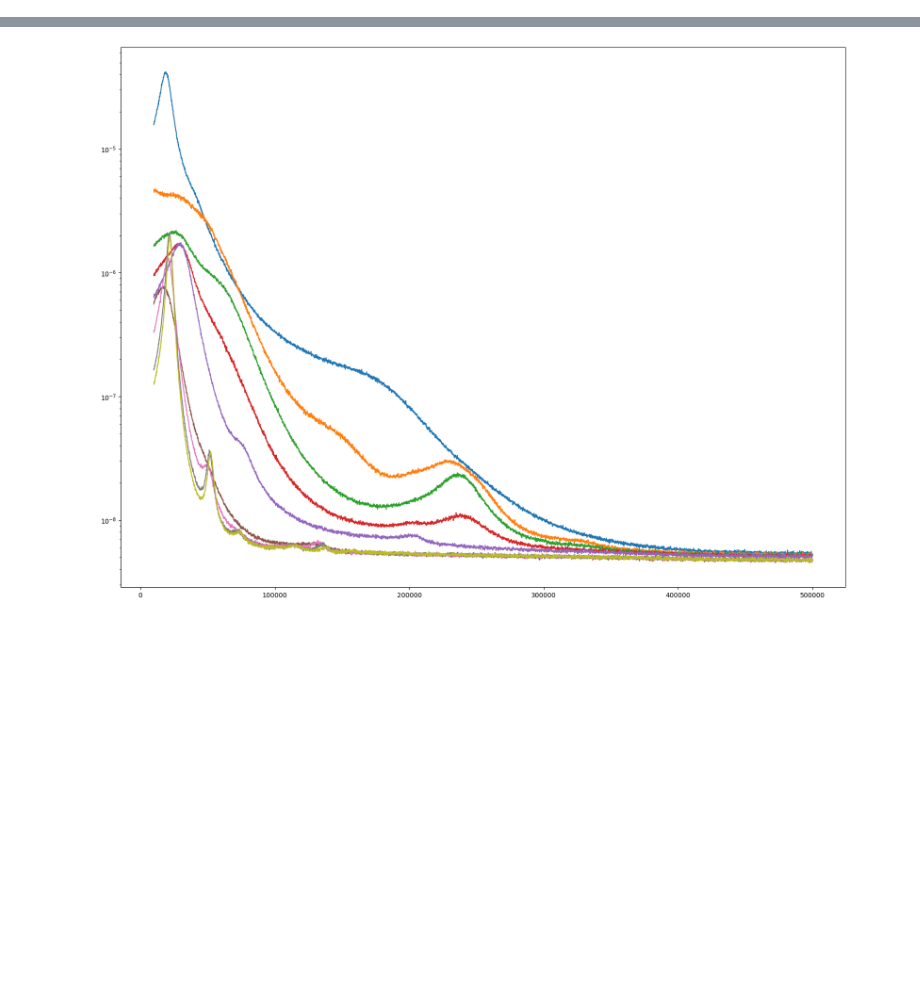
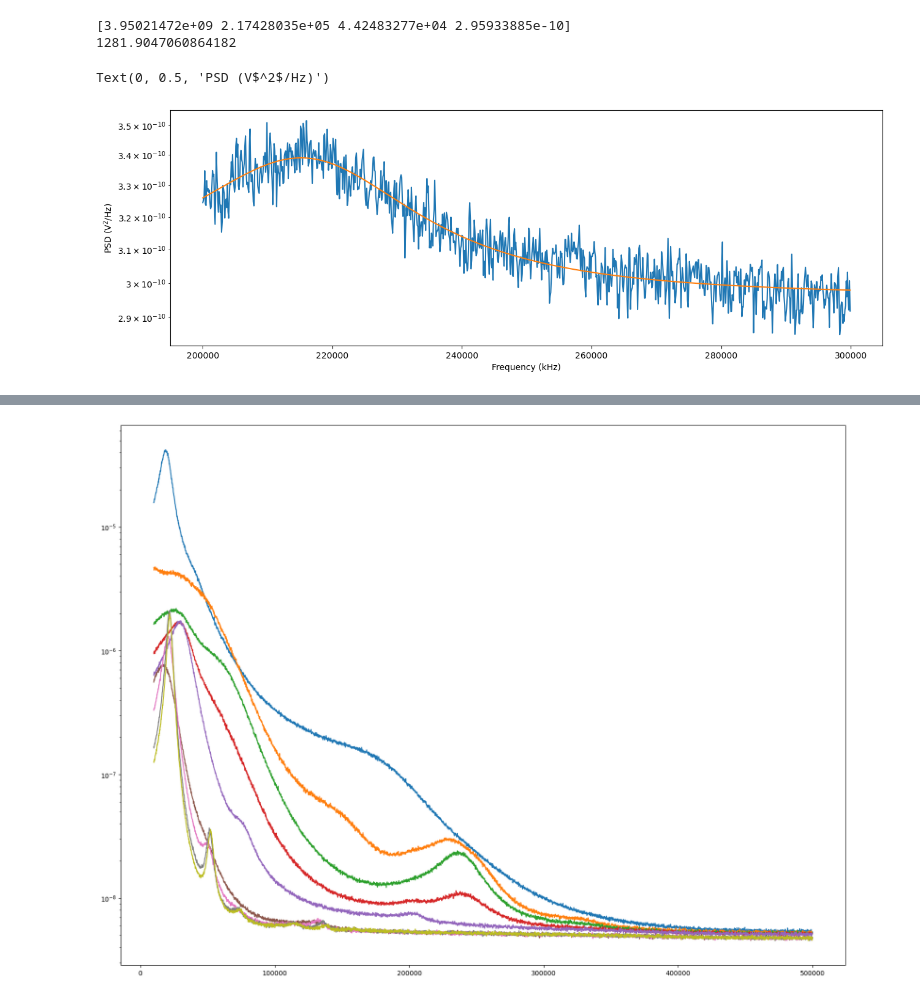
Before and after one commit to tompenny/SIMPLE_MASTQG_diamond, a Jupyter notebook: Particle frequencies.ipynb, the cells around one changed output, grey strips where cells are left out. Cells and saved outputs as stored; diff of their text form; code cells hidden in the pictures; blank space fills up the shorter version.

```diff
--- a/Particle frequencies.ipynb
+++ b/Particle frequencies.ipynb
@@ -80,0 +115,30 @@ plt.ylim(0, 300000)
+# %%
+filename = 'D:/Lab Data/diamond/240520/'
+file = 1
+data = sio.loadmat(filename + str(file) + '.mat')
+x = np.transpose(data['A'])[0]
+fs = int(1/data['Tinterval'][0][0])
+nps_frac = 0.01
+PSDx = scisig.welch(x, fs = fs, nperseg = int(nps_frac*fs))
+
+lb = int(200000*nps_frac)
+ub = int(300000*nps_frac)
+fit, cov = opt.curve_fit(au.Linewidth2, PSDx[0][lb:ub], PSDx[1][lb:ub], p0 = [3*10**8, 220000, 20000, 3*10**(-10)])
+fitted = au.Linewidth2(PSDx[0], *fit)
+print(fit)
+print(np.sqrt(cov[2][2]))
+# %% [output]
+[3.95021472e+09 2.17428035e+05 4.42483277e+04 2.95933885e-10]
+1281.9047060864182
+# %%
+plt.figure(figsize = (15, 5))
+lb = int(200000*nps_frac)
+ub = int(300000*nps_frac)
+plt.plot(PSDx[0][lb:ub], PSDx[1][lb:ub])
+plt.plot(PSDx[0][lb:ub], fitted[lb:ub])
+plt.yscale('log')
+plt.xlabel('Frequency (kHz)')
+plt.ylabel('PSD (V$^2$/Hz)')
+# %% [output]
+Text(0, 0.5, 'PSD (V$^2$/Hz)')
+[figure, added]
```
Also changed, not shown: parts of 13 cells of this notebook.
